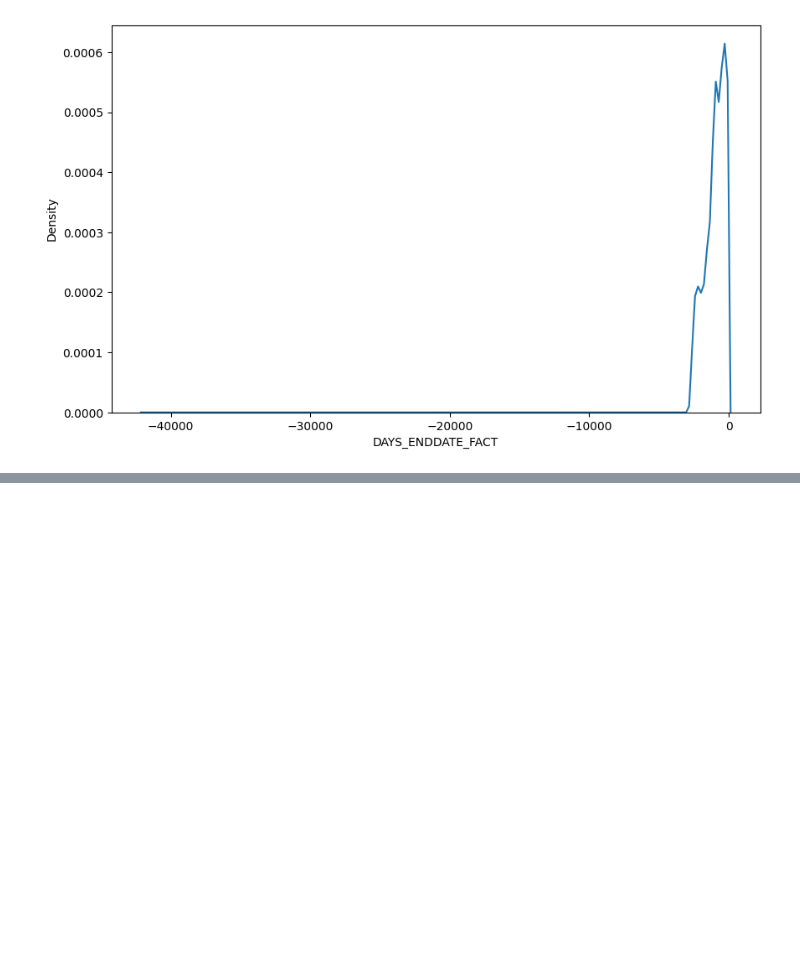
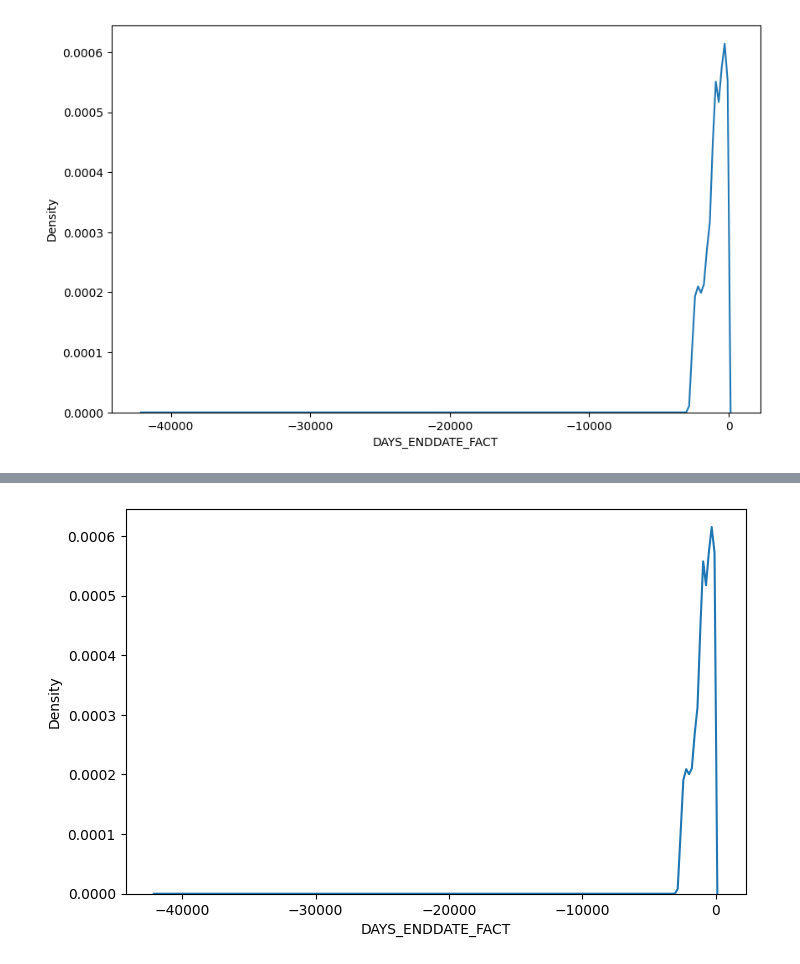
Before and after one commit to Saifansari-ai/Credit_risk_modeling, a Jupyter notebook: additional_data.ipynb, the cells around one changed output, grey strips where cells are left out. Saved outputs shown, nothing was run; the diff lists cells and outputs as text; code cells hidden in the pictures; blank space fills up the shorter version.

```diff
--- a/additional_data.ipynb
+++ b/additional_data.ipynb
@@ -217,0 +249,7 @@ bureau.head()
+# %%
+# Plot kde plot of DAYS_ENDDATE_FACT
+plt.figure(figsize=(8,5))
+sns.kdeplot(bureau['DAYS_ENDDATE_FACT'])
+plt.show()
+# %% [output]
+[figure, added]
```
Also changed, not shown: parts of 56 cells of this notebook.
